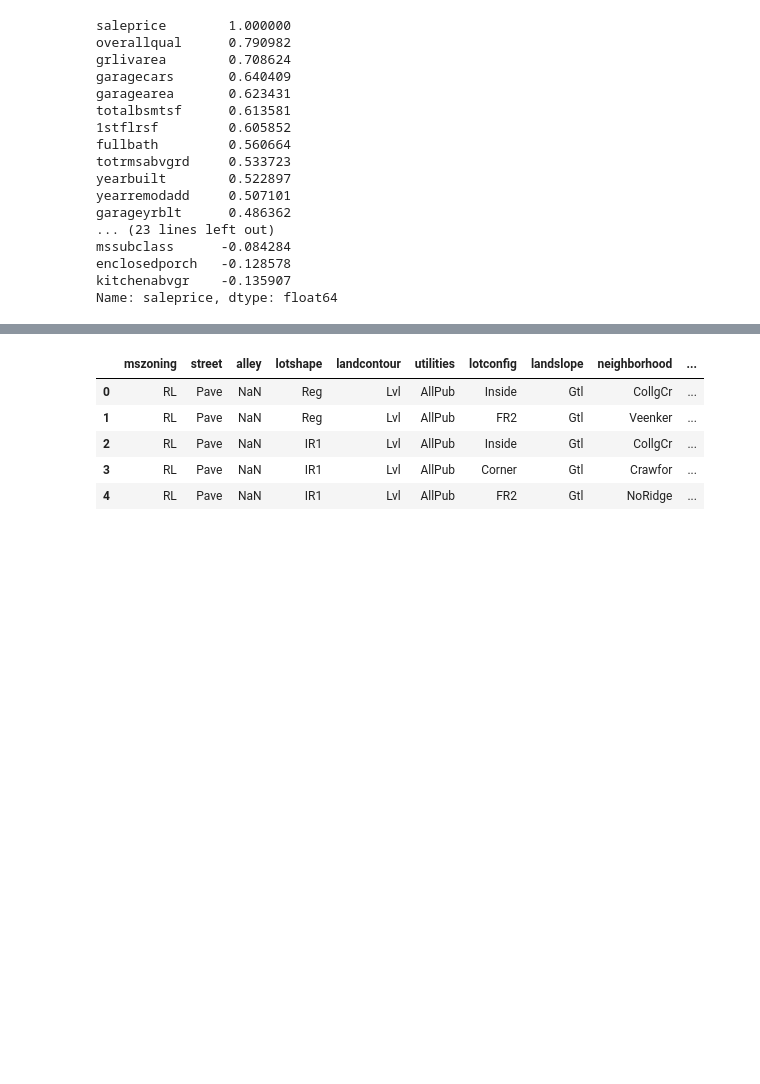
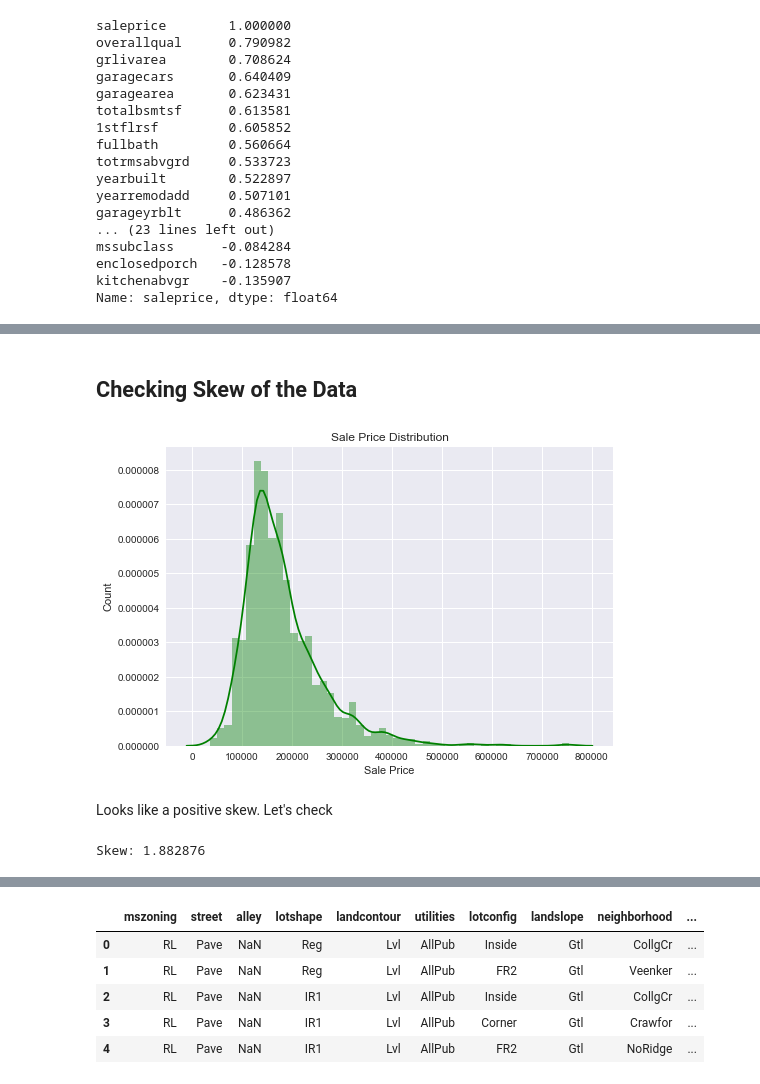
Before and after one commit to xvila/Ame-High, a Jupyter notebook: notebooks/Housing Prices.ipynb, the cells around one changed output, grey strips where cells are left out. Drawn from its saved outputs; the diff is of its cells as text; code cells hidden in the pictures; blank space fills up the shorter version.

```diff
--- a/notebooks/Housing Prices.ipynb
+++ b/notebooks/Housing Prices.ipynb
@@ -95,0 +110,16 @@ Separate numeric and categorical features
+# %% [markdown]
+## Checking Skew of the Data
+# %%
+#histogram to view distribution of Salesprice
+sns.distplot(housing_data_train["saleprice"],color="g")
+plt.title("Sale Price Distribution")
+plt.ylabel("Count")
+plt.xlabel("Sale Price");
+# %% [output]
+[figure, added]
+# %% [markdown]
+Looks like a positive skew. Let's check
+# %%
+print("Skew: %f" % housing_data_train['saleprice'].skew())
+# %% [output]
+Skew: 1.882876
```
Also changed, not shown: parts of 58 cells of this notebook.
